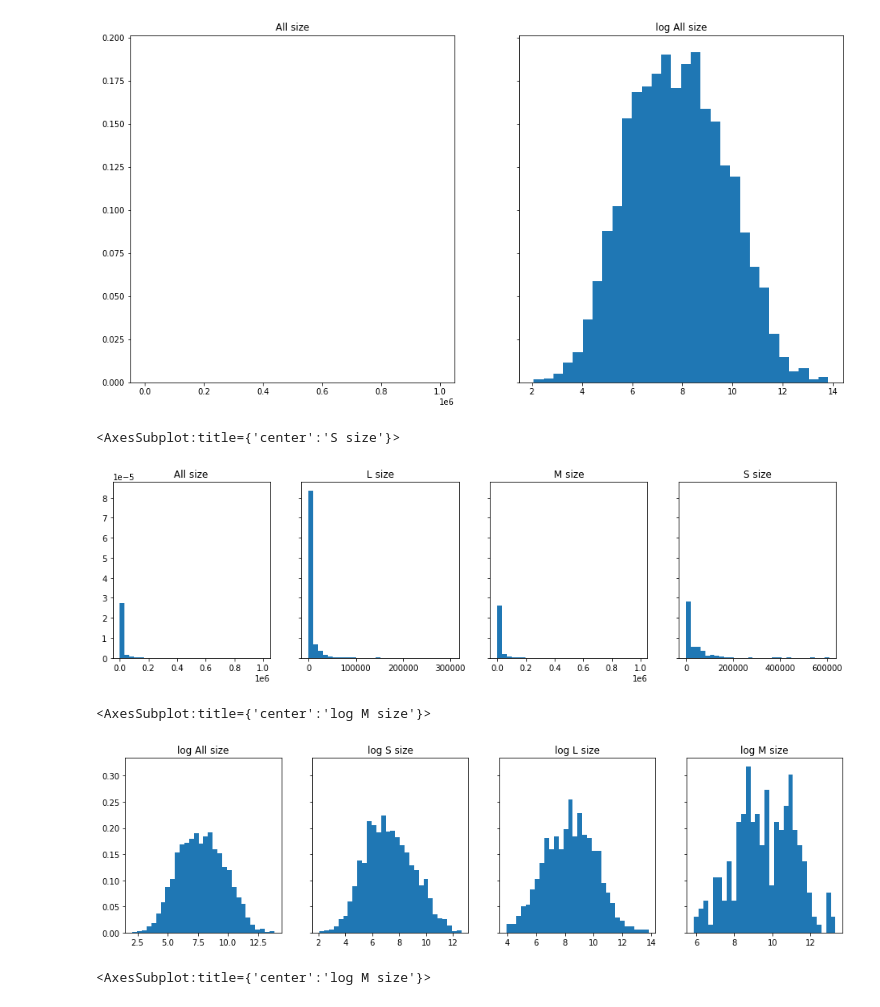
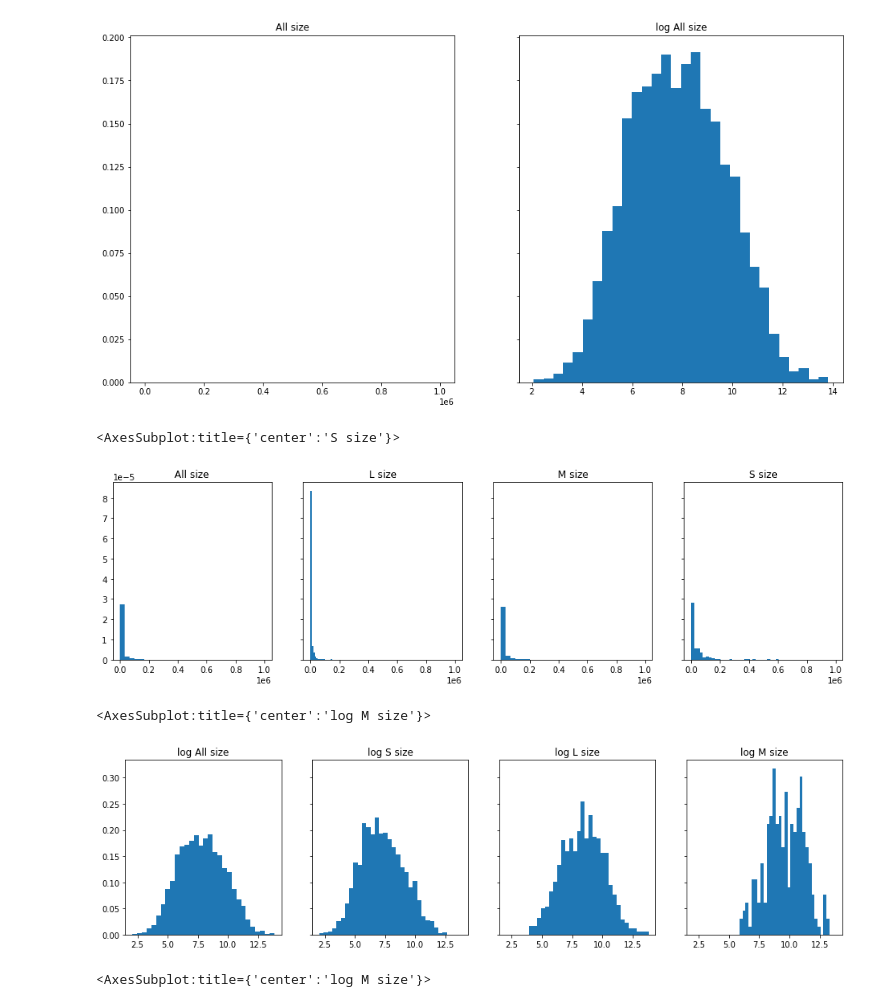
Before and after one commit to JungOhLee/BoneMeta_nb, a Jupyter notebook: SanityCheck/CheckDataInfo.ipynb, the cells around one changed output. Saved outputs shown, nothing was run; the diff lists cells and outputs as text; code cells hidden in the pictures.

```diff
--- a/SanityCheck/CheckDataInfo.ipynb
+++ b/SanityCheck/CheckDataInfo.ipynb
@@ -80,23 +80,23 @@ show_hist(data_info, axes[1], title='log All size', log=True)
 <AxesSubplot:title={'center':'log All size'}>
 [figure]
 # %%
-fig, axes = plt.subplots(ncols=4, nrows=1, figsize=(16,4), sharey= True)
+fig, axes = plt.subplots(ncols=4, nrows=1, figsize=(16,4), sharey= True, sharex=True)
 show_hist(data_info, axes[0], title='All size')
 show_hist(data_info, axes[1], type='S', title='L size')
 show_hist(data_info, axes[2], type='L', title='M size')
 show_hist(data_info, axes[3], type='M', title='S size')
 # %% [output]
 <AxesSubplot:title={'center':'S size'}>
-[figure, old version]
+[figure, new version]
 # %%
-fig, axes = plt.subplots(ncols=4, nrows=1, figsize=(16,4), sharey= True)
+fig, axes = plt.subplots(ncols=4, nrows=1, figsize=(16,4), sharey= True,sharex= True)
 show_hist(data_info, axes[0], title='log All size', log=True)
 show_hist(data_info, axes[1], type='S', title='log S size', log=True)
 show_hist(data_info, axes[2], type='L', title='log L size', log=True)
 show_hist(data_info, axes[3], type='M', title='log M size', log=True)
 # %% [output]
 <AxesSubplot:title={'center':'log M size'}>
-[figure, old version]
+[figure, new version]
 # %%
 fig, axes = plt.subplots(ncols=4, nrows=2, figsize=(16,8), sharey= True)
 show_hist(data_info, axes[0, 0], title='All size')
```
Also changed, not shown: parts of 2 cells of this notebook, 3 other files.
